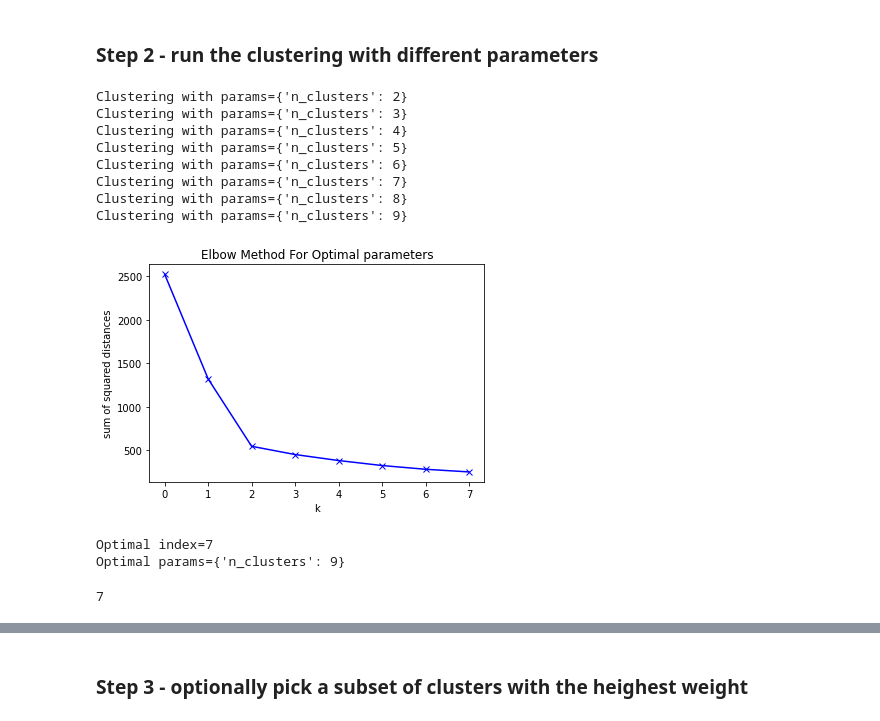
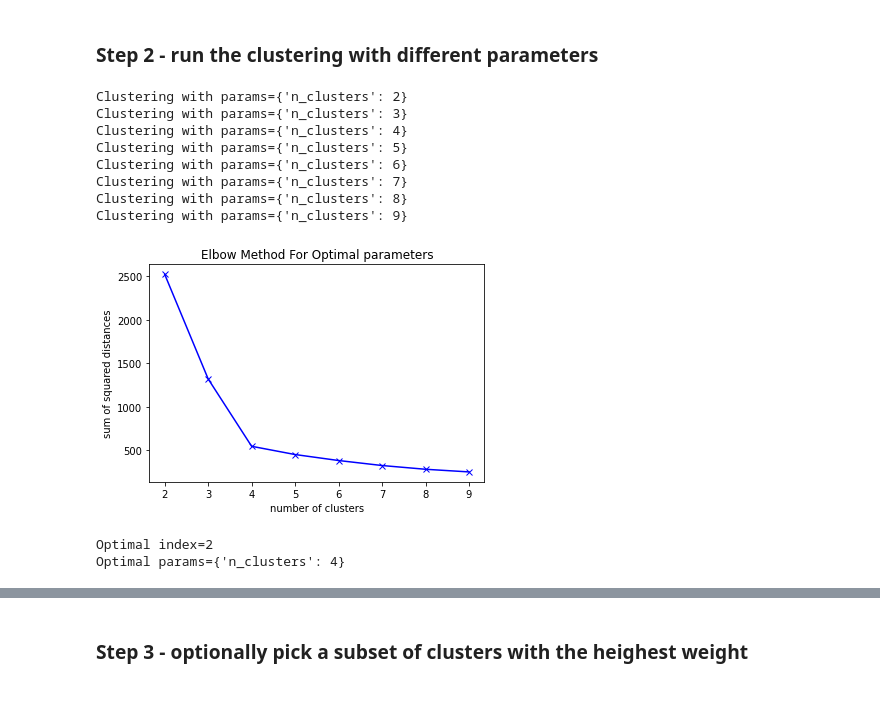
Before and after one commit to KavrakiLab/EnGens, a Jupyter notebook: notebooks/Workflow3-Clustering.ipynb, the cells around one changed output, grey strips where cells are left out. Drawn from its saved outputs; the diff is of its cells as text; code cells hidden in the pictures.

Commit message:
Fix GMM and KMeans elbow method and information criteria

```diff
--- a/notebooks/Workflow3-Clustering.ipynb
+++ b/notebooks/Workflow3-Clustering.ipynb
@@ -79,27 +79,28 @@ cluster_method = clusterings[clustering](engen)
 # %%
 # Create K clusters
 
 if clustering =="KM":
     params = [{"n_clusters":i} for i in range(2, 10)]
+    cluster_method.cluster_multiple_params(params)
+    # analyze these parameters with the elbow method
+    cluster_method.analyze_elbow_method()
 else:
     params = [{"n_components":i} for i in range(2, 10)]
-cluster_method.cluster_multiple_params(params)
-
-# analyze these parameters with the elbow method
-cluster_method.analyze_elbow_method()
+    cluster_method.cluster_multiple_params(params)
+    # analyze these parameters with the information criterion method
+    cluster_method.analyze_ic()
 # %% [output]
 Clustering with params={'n_clusters': 2}
 Clustering with params={'n_clusters': 3}
 Clustering with params={'n_clusters': 4}
 Clustering with params={'n_clusters': 5}
 Clustering with params={'n_clusters': 6}
 Clustering with params={'n_clusters': 7}
 Clustering with params={'n_clusters': 8}
 Clustering with params={'n_clusters': 9}
-[figure, old version]
+[figure, new version]
-Optimal index=7
-Optimal params={'n_clusters': 9}
+Optimal index=2
+Optimal params={'n_clusters': 4}
-7
 # %%
 # analyze these parameters with the silhouette method
 cluster_method.analyze_silhouette()
```
Also changed, not shown: parts of 5 cells of this notebook, 2 other files.
